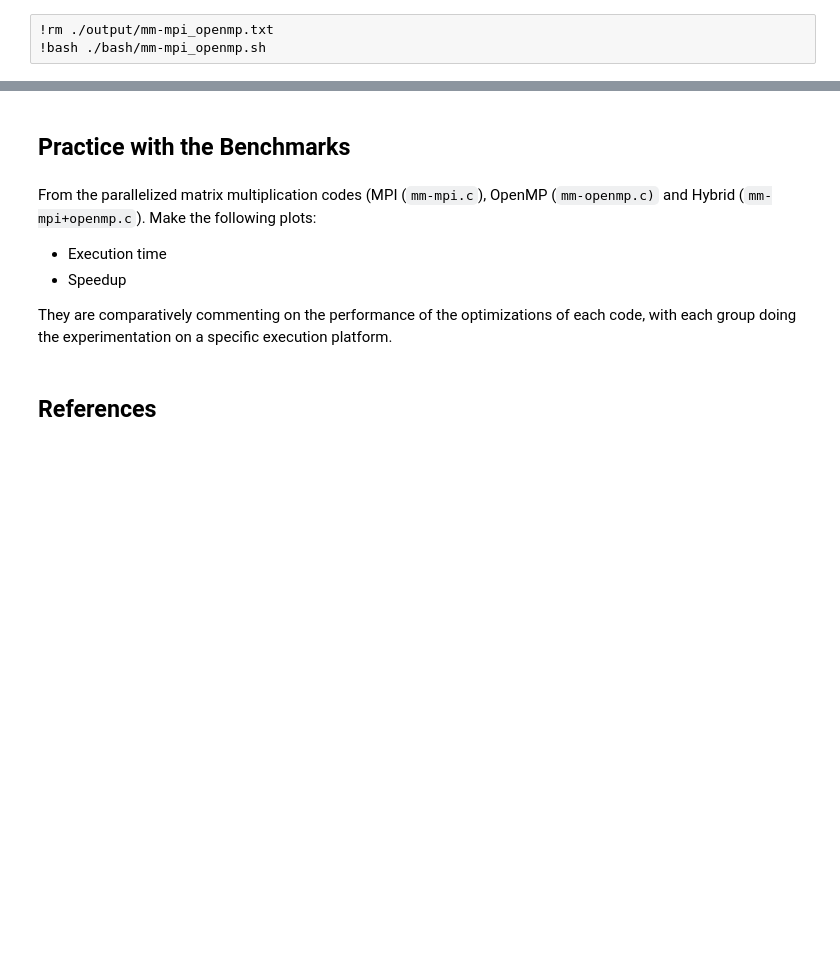
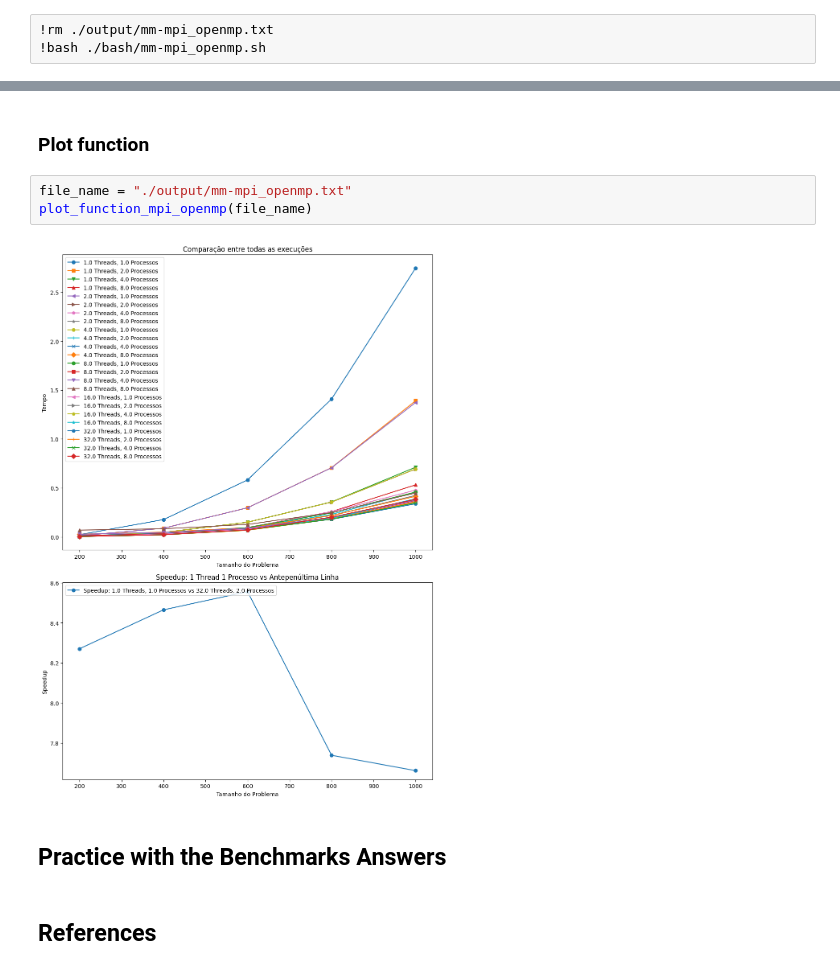
Before and after one commit to orlandomotapires/handss-on-fpp, a Jupyter notebook: notebook_solutions/Hands-On-5-Basic-Hybrid-Application-MPI+OpenMP/Hands-On-5-Basic-Hybrid-Application-MPI+OpenMP.ipynb, the cells around one changed output, grey strips where cells are left out. Cells and saved outputs as stored; diff of their text form; blank space fills up the shorter version.

```diff
--- a/notebook_solutions/Hands-On-5-Basic-Hybrid-Application-MPI+OpenMP/Hands-On-5-Basic-Hybrid-Application-MPI+OpenMP.ipynb
+++ b/notebook_solutions/Hands-On-5-Basic-Hybrid-Application-MPI+OpenMP/Hands-On-5-Basic-Hybrid-Application-MPI+OpenMP.ipynb
@@ -674,12 +718,12 @@ plt.show()
+# %% [markdown]
+### Plot function
+# %%
+file_name = "./output/mm-mpi_openmp.txt"
+plot_function_mpi_openmp(file_name)
+# %% [output]
+[figure, added]
 # %% [markdown]
-## Practice with the Benchmarks
+## Practice with the Benchmarks Answers
-# %% [markdown]
-From the parallelized matrix multiplication codes (MPI (`mm-mpi.c`), OpenMP (`mm-openmp.c)` and Hybrid (`mm-mpi+openmp.c`). Make the following plots:
-
--   Execution time
--   Speedup
-
-They are comparatively commenting on the performance of the optimizations of each code, with each group doing the experimentation on a specific execution platform.
 # %% [markdown]
 ## References
 # %% [markdown]
```
Also changed, not shown: parts of 15 cells of this notebook, 8 other files.
